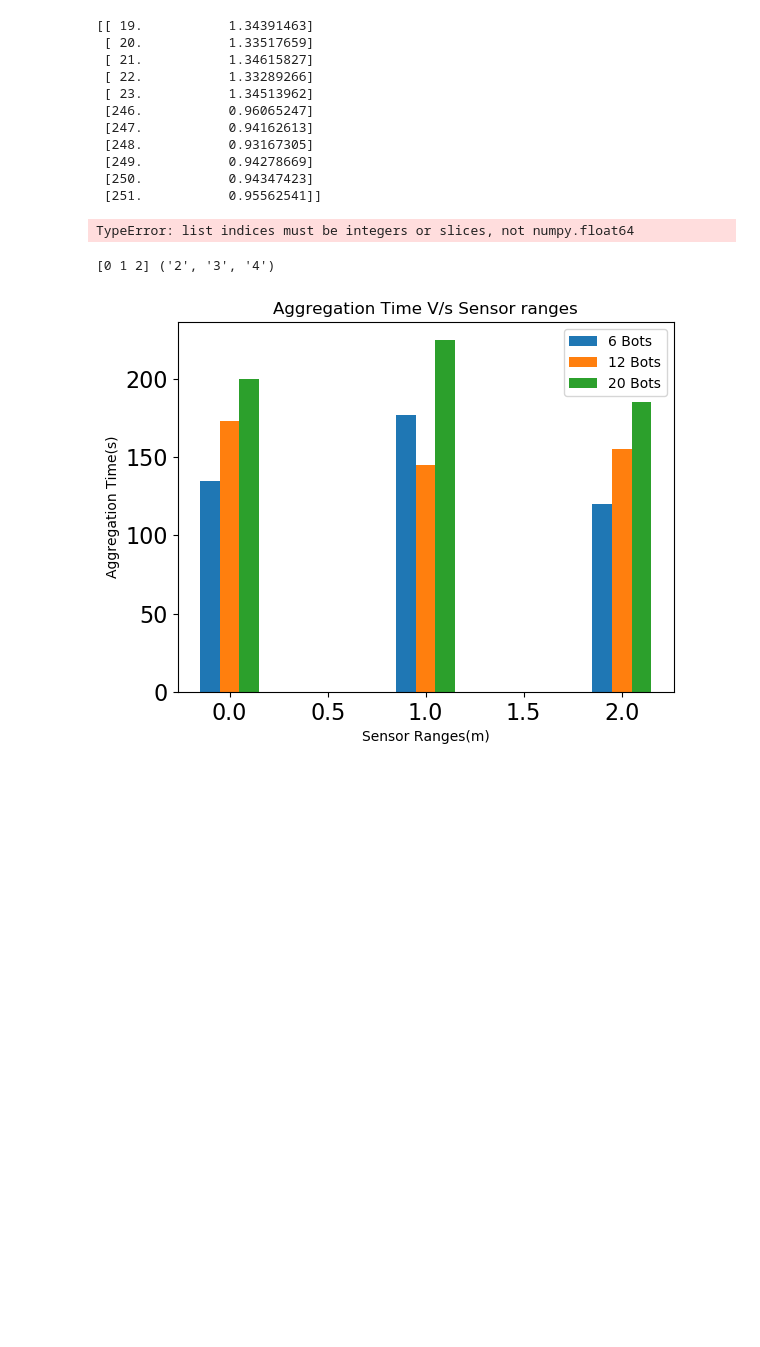
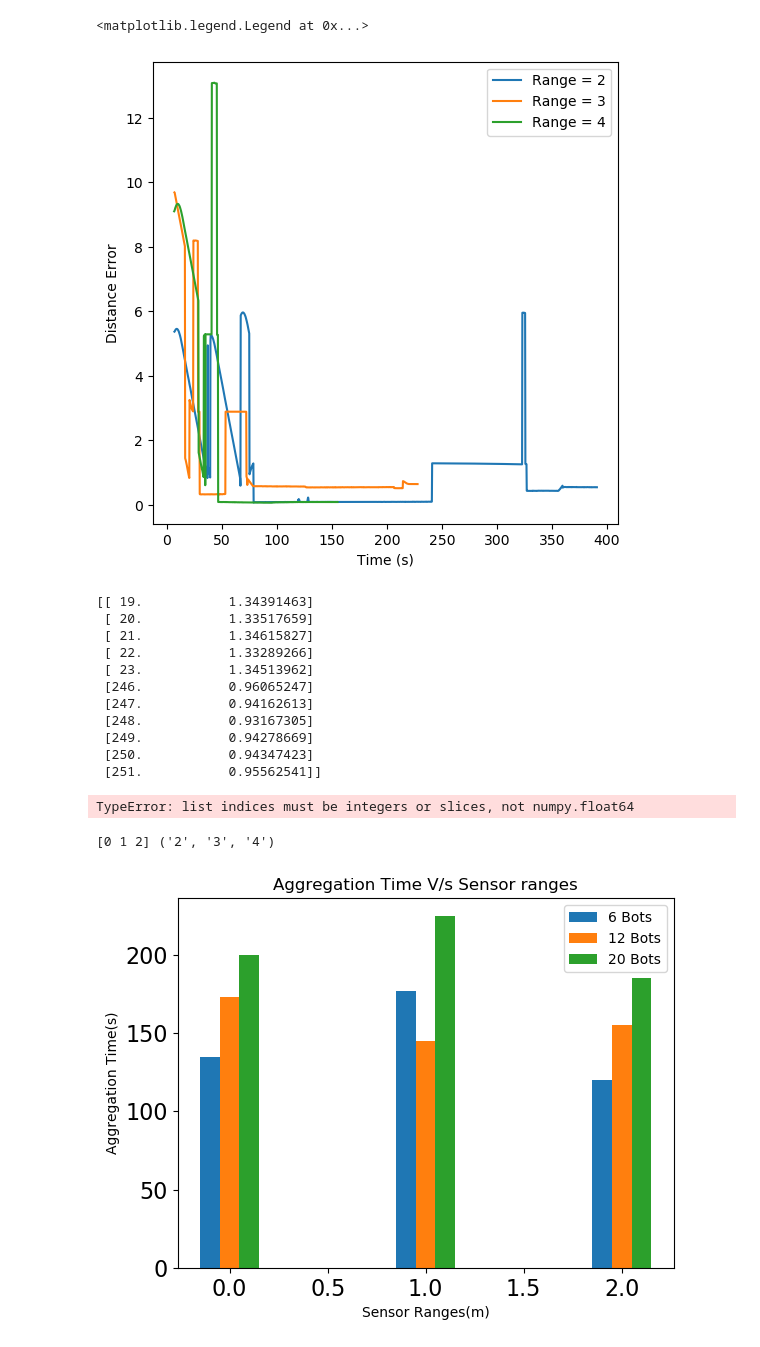
Before and after one commit to swe-sys/paper-review-repo, a Jupyter notebook: scripts/pu.ipynb, the cells around one changed output. Drawn from its saved outputs; the diff is of its cells as text; code cells hidden in the pictures; blank space fills up the shorter version.

```diff
--- a/scripts/pu.ipynb
+++ b/scripts/pu.ipynb
@@ -81,3 +83,20 @@ Text(0.5, 0, 'time in seconds')
+# %%
+fig = plt.figure(figsize = (6, 6))
+ax = plt.axes()
+dis_err1 = np.array(((tb3_0["x"] - tb3_0['goal_x'])**2 + (tb3_0["y"] - tb3_0['goal_y'])**2)**0.5)
+dis_err2 = np.array(((tb3_1["x"] - tb3_1['goal_x'])**2 + (tb3_1["y"] - tb3_1['goal_y'])**2)**0.5)
+dis_err3 = np.array(((tb3_2["x"] - tb3_2['goal_x'])**2 + (tb3_2["y"] - tb3_2['goal_y'])**2)**0.5)
+
+
+ax.plot( np.array(tb3_0["time"]), dis_err1)
+ax.plot( np.array(tb3_1["time"]), dis_err2)
+ax.plot( np.array(tb3_2["time"]), dis_err3)
+ax.set_xlabel("Time (s)")
+ax.set_ylabel("Distance Error")
+ax.legend(['Range = 2','Range = 3','Range = 4'])
+# %% [output]
+<matplotlib.legend.Legend at 0x...>
+[figure, added]
 # %%
 import numpy as np
 from math import inf,isinf
```
Also changed, not shown: parts of 4 cells of this notebook, 1 other file.
